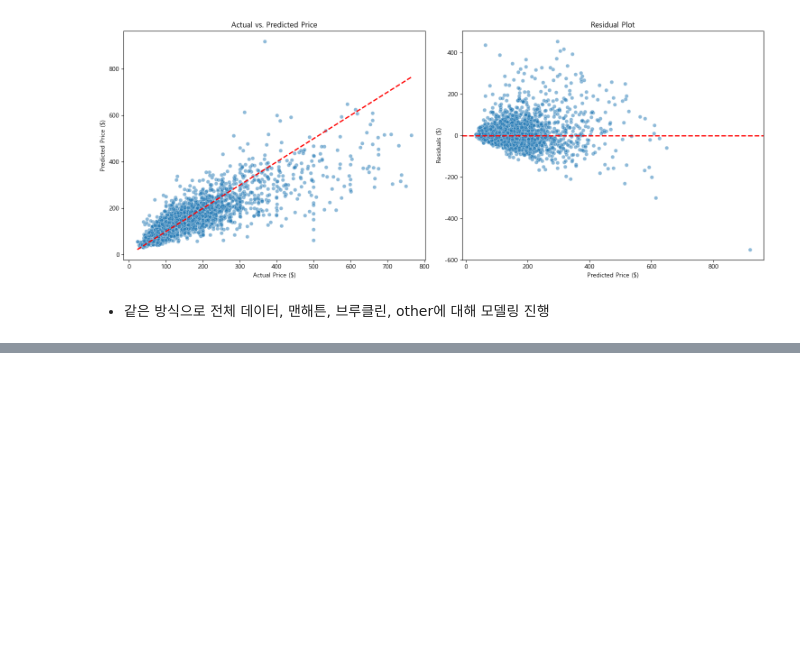
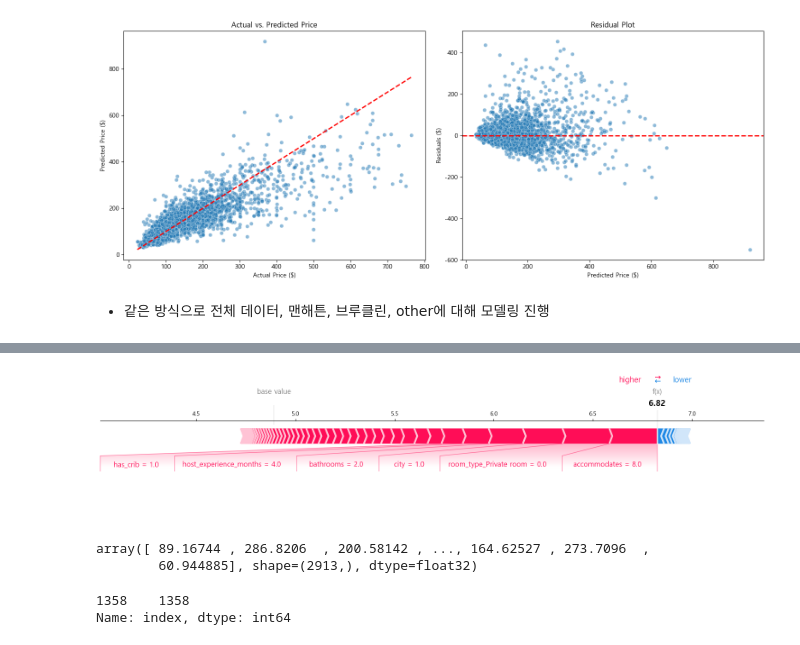
Before and after one commit to sybeom528/airbnb_price_prediction, a Jupyter notebook: notebooks/modeling.ipynb, the cells around one changed output, grey strips where cells are left out. Saved outputs shown, nothing was run; the diff lists cells and outputs as text; code cells hidden in the pictures; blank space fills up the shorter version.

```diff
--- a/notebooks/modeling.ipynb
+++ b/notebooks/modeling.ipynb
@@ -277,0 +302,25 @@ all_model.load_model('results/xgb_model_all.json')
+# %%
+base_value = explainer.expected_value
+# 첫 번째 승객 기여도(shap_value)
+passenger_shap = shap_values[1358]
+# 첫 번째 승객 실제 데이터
+passenger_data = X_test.loc[1358,:]
+shap.force_plot(
+    base_value,
+    passenger_shap,
+    passenger_data,
+    feature_names=feature_names,
+    matplotlib=True # 주피터 노트북에서 바로 보려면 필수!
+)
+# %% [output]
+[figure, added]
+# %%
+np.expm1(pred_final) > 800
+# %% [output]
+array([ 89.16744 , 286.8206  , 200.58142 , ..., 164.62527 , 273.7096  ,
+        60.944885], shape=(2913,), dtype=float32)
+# %%
+tmp_df.loc[np.expm1(tmp_df['predict_value']) > 800,'index']
+# %% [output]
+1358    1358
+Name: index, dtype: int64
```
Also changed, not shown: parts of 9 cells of this notebook, 3 other files.
